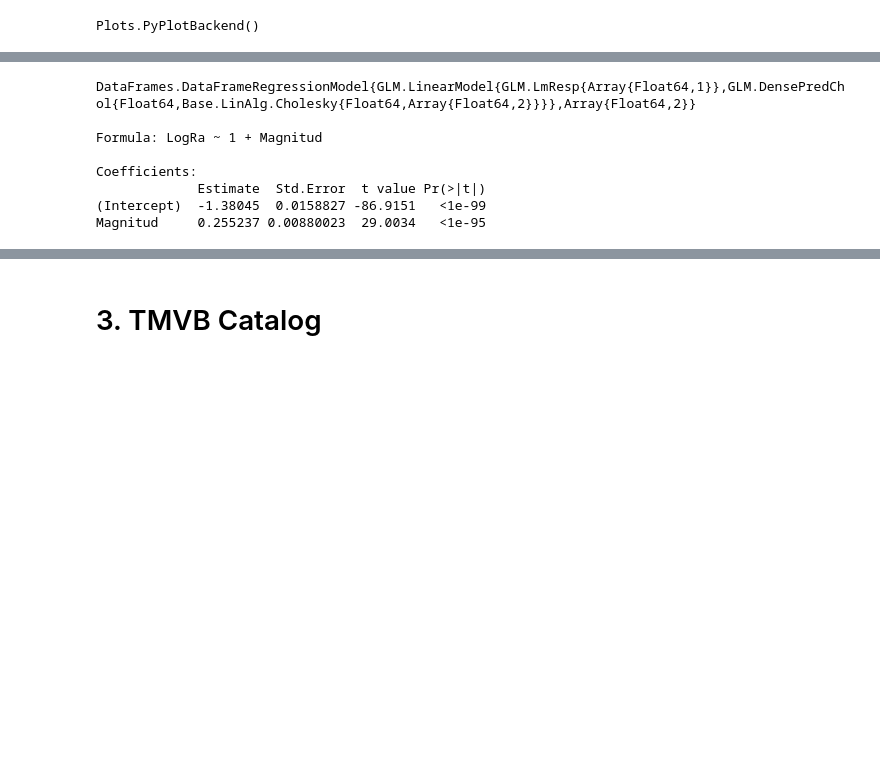
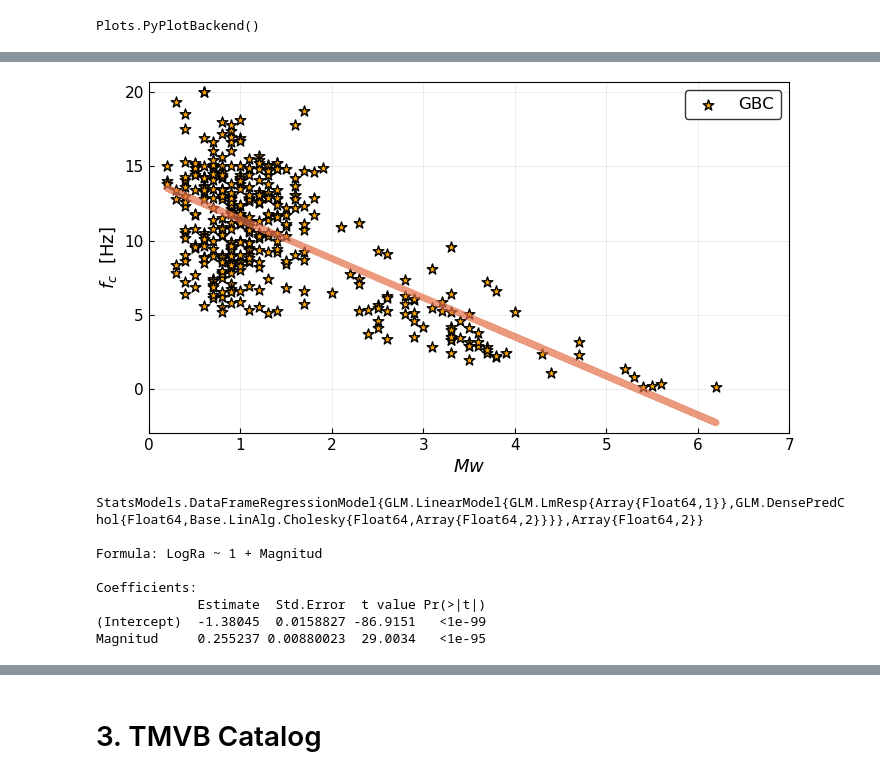
Before and after one commit to CGEOUNAM/MexicanEarthquakeDatabase, a Jupyter notebook: SubCatalog-Regression.ipynb, the cells around one changed output, grey strips where cells are left out. Cells and saved outputs as stored; diff of their text form; code cells hidden in the pictures; blank space fills up the shorter version.

```diff
--- a/SubCatalog-Regression.ipynb
+++ b/SubCatalog-Regression.ipynb
@@ -15,6 +18,6 @@ pyplot()
 # %% [output]
 Plots.PyPlotBackend()
 # %%
-DataGolfo = readtable("BMPF-14junio2017Golfo.csv");
-DataSUB = readtable("BMPF-14junio2017SUBxyoli.csv");
-DataTMVB = readtable("BMPF-14junio2017TMVB.csv");
+DataGolfo = CSV.read("BMPF-14junio2017Golfo.csv");
+DataSUB = CSV.read("BMPF-14junio2017SUBxyoli.csv");
+DataTMVB = CSV.read("BMPF-14junio2017TMVB.csv");
@@ -129,16 +192,16 @@ Coefficients:
 Magnitud     -2.62695  0.146923 -17.8797   <1e-50
 # %%
 GolfMwfc(x)=coef(ReGolMwFc)[2] * x + coef(ReGolMwFc)[1];
-x = DataGolfo[:Magnitud];
-GolcorrF = GolfMwfc(x);
+xFGo = DataGolfo[:Magnitud];
+GolcorrF = GolfMwfc(xFGo);
 # %%
-scatter((DataGolfo[:Magnitud]),(DataGolfo[:freq_esc_]),m=(8,:star5,:orange),
-    xlabel=L"$Mw$", ylabel=L"$f_{c}$  [Hz]",xlims=(0,7),xticks=(0:1:7),size=(700,400),
+scatter((DataGolfo[:Magnitud]),(DataGolfo[:freq_esc_]),m=(8,:star5,:orange),lab=golf,
+    xlabel=L"$Mw$", ylabel=L"$f_{c}$  [Hz]",xlims=(0,7),xticks=(0:1:7),size=(700,400),box=:True,
 legendfont=Plots.font("Helvetica",12),
 xtickfont=Plots.font("Helvetica",11),
 ytickfont=Plots.font("Helvetica",11),
 guidefont=Plots.font("Helvetica",13))
-plot!(x,GolcorrF,linewidth=5,linealpha=0.7,leg=false)
+plot!(xFGo,GolcorrF,linewidth=5,linealpha=0.7,lab="")
 #plot!(x,[GolcorrF GolcorrF],fillrange=[GolcorrF+err,GolcorrF-err],fillalpha=0.8,c=:orange,leg=false)
 #PyPlot.savefig("MwvsFc-Regress.pdf",dpi=400)
 # %% [output]
@@ -146,8 +208,10 @@ plot!(x,GolcorrF,linewidth=5,linealpha=0.7,leg=false)
+[figure, added]
 # %%
-DataGolfo[:LogRa] = log10(DataGolfo[:Radio]);
+#DataGolfo[:LogRa] = log10(DataGolfo[:Radio]);
+DataGolfo[:LogRa]= log10.(collect(skipmissing(DataGolfo[:Radio])))
 ReGolMwRad = fit(LinearModel,@formula(LogRa ~ Magnitud),DataGolfo)
 # %% [output]
-DataFrames.DataFrameRegressionModel{GLM.LinearModel{GLM.LmResp{Array{Float64,1}},GLM.DensePredChol{Float64,Base.LinAlg.Cholesky{Float64,Array{Float64,2}}}},Array{Float64,2}}
+StatsModels.DataFrameRegressionModel{GLM.LinearModel{GLM.LmResp{Array{Float64,1}},GLM.DensePredChol{Float64,Base.LinAlg.Cholesky{Float64,Array{Float64,2}}}},Array{Float64,2}}
 
 Formula: LogRa ~ 1 + Magnitud
 
```
Also changed, not shown: parts of 39 cells of this notebook.
